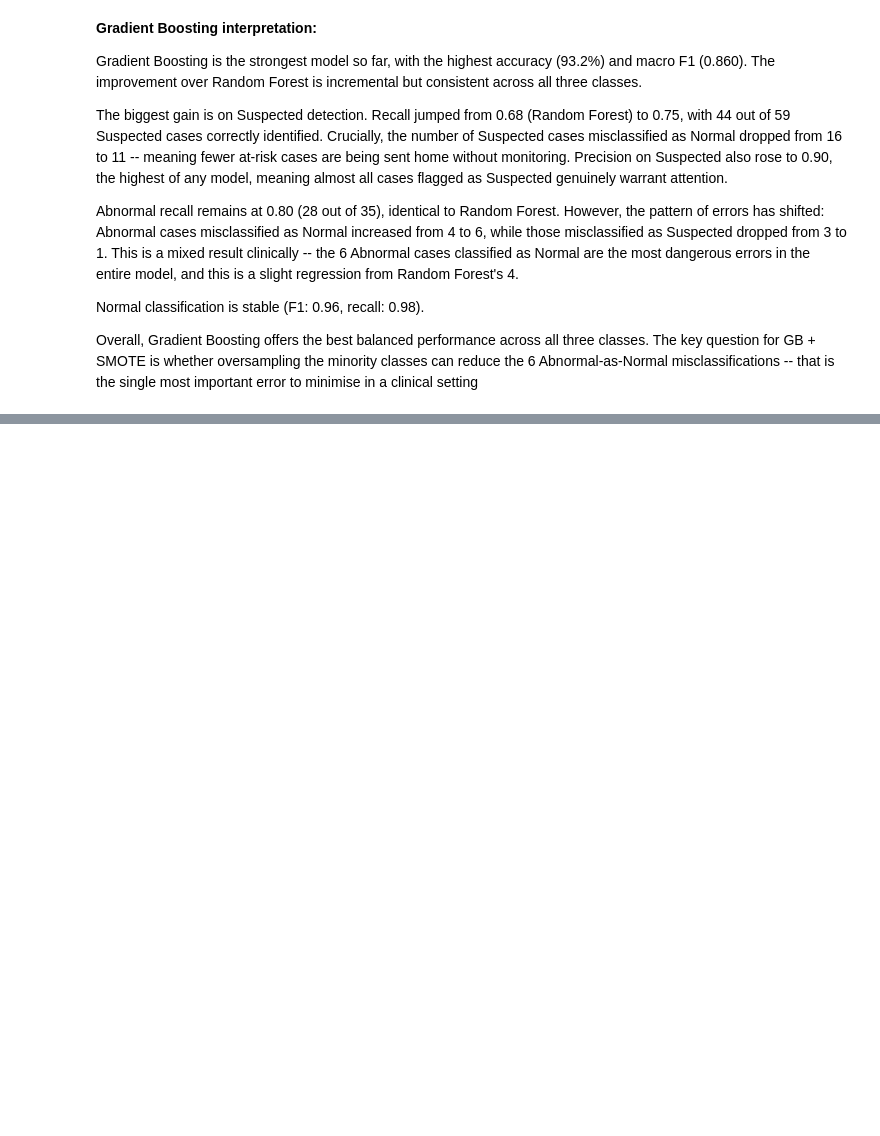
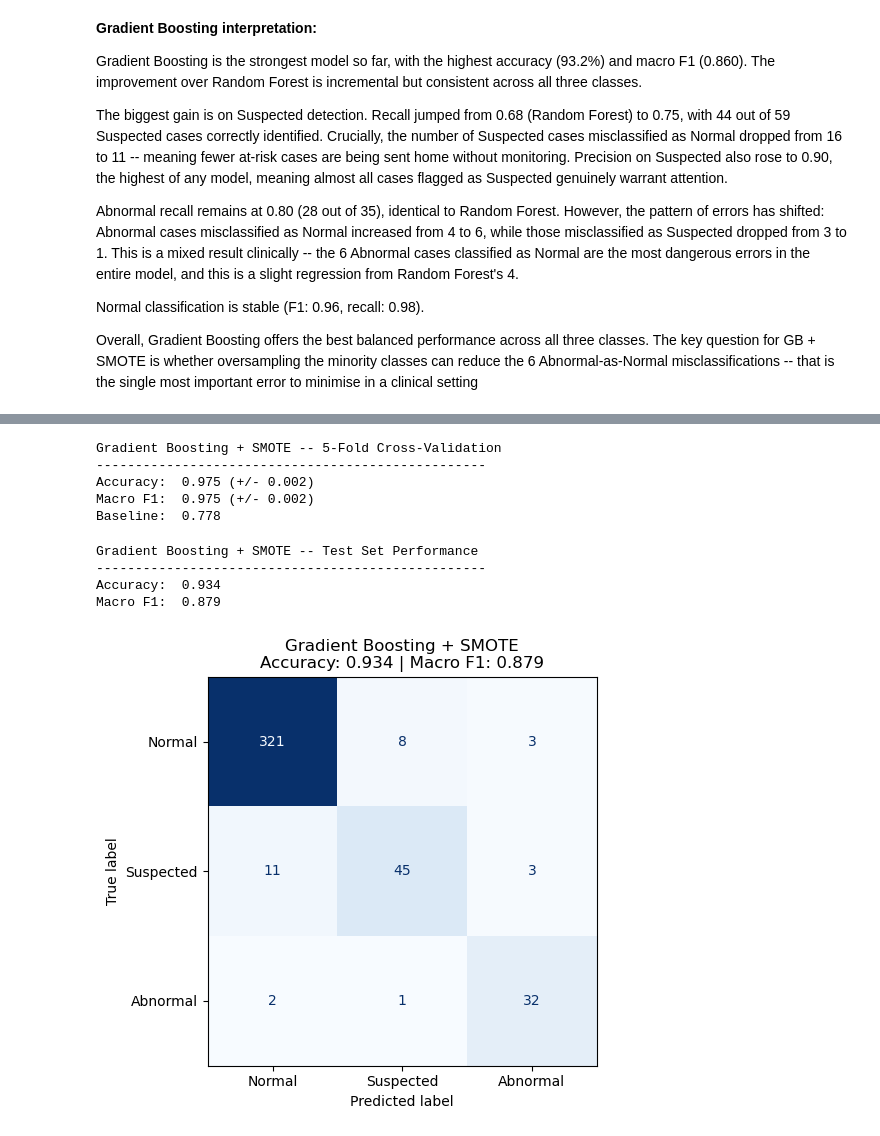
Before and after one commit to mkxangie/fetal_health_project_phase5, a Jupyter notebook: fetal_health_classification.ipynb, the cells around one changed output, grey strips where cells are left out. Drawn from its saved outputs; the diff is of its cells as text; code cells hidden in the pictures; blank space fills up the shorter version.

Commit message:
Model 5: Gradient Boosting with SMOTE

```diff
--- a/fetal_health_classification.ipynb
+++ b/fetal_health_classification.ipynb
@@ -675,0 +737,56 @@ Overall, Gradient Boosting offers the best balanced performance across all three
+# %%
+# Train Gradient Boosting on SMOTE-resampled data
+gb_smote_model = GradientBoostingClassifier(n_estimators=200, random_state=42)
+
+# 5-fold cross-validation on SMOTE data
+gb_smote_cv_acc = cross_val_score(gb_smote_model, X_train_smote, y_train_smote, cv=cv, scoring='accuracy')
+gb_smote_cv_f1 = cross_val_score(gb_smote_model, X_train_smote, y_train_smote, cv=cv, scoring='f1_macro')
+
+print("Gradient Boosting + SMOTE -- 5-Fold Cross-Validation")
+print("-" * 50)
+print(f"Accuracy:  {gb_smote_cv_acc.mean():.3f} (+/- {gb_smote_cv_acc.std():.3f})")
+print(f"Macro F1:  {gb_smote_cv_f1.mean():.3f} (+/- {gb_smote_cv_f1.std():.3f})")
+print(f"Baseline:  {majority_pct:.3f}")
+# %% [output]
+Gradient Boosting + SMOTE -- 5-Fold Cross-Validation
+--------------------------------------------------
+Accuracy:  0.975 (+/- 0.002)
+Macro F1:  0.975 (+/- 0.002)
+Baseline:  0.778
+# %%
+# Fit on full SMOTE training set and evaluate on original test set
+gb_smote_model.fit(X_train_smote, y_train_smote)
+gb_smote_preds = gb_smote_model.predict(X_test)
+
+gb_smote_acc = accuracy_score(y_test, gb_smote_preds)
+gb_smote_f1 = f1_score(y_test, gb_smote_preds, average='macro')
+
+print("Gradient Boosting + SMOTE -- Test Set Performance")
+print("-" * 50)
+print(f"Accuracy:  {gb_smote_acc:.3f}")
+print(f"Macro F1:  {gb_smote_f1:.3f}")
+
+all_results['GB + SMOTE'] = {
+    'model': gb_smote_model,
+    'y_pred': gb_smote_preds,
+    'accuracy': gb_smote_acc,
+    'macro_f1': gb_smote_f1,
+    'cv_acc': gb_smote_cv_acc.mean(),
+    'cv_f1': gb_smote_cv_f1.mean()
+}
+# %% [output]
+Gradient Boosting + SMOTE -- Test Set Performance
+--------------------------------------------------
+Accuracy:  0.934
+Macro F1:  0.879
+# %%
+# Confusion matrix
+fig, ax = plt.subplots(figsize=(6, 5))
+cm = confusion_matrix(y_test, gb_smote_preds)
+disp = ConfusionMatrixDisplay(cm, display_labels=class_names)
+disp.plot(ax=ax, cmap='Blues', colorbar=False)
+ax.set_title(f'Gradient Boosting + SMOTE\nAccuracy: {gb_smote_acc:.3f} | Macro F1: {gb_smote_f1:.3f}')
+plt.tight_layout()
+plt.show()
+# %% [output]
+[figure, added]
```
Also changed, not shown: parts of 11 cells of this notebook.
